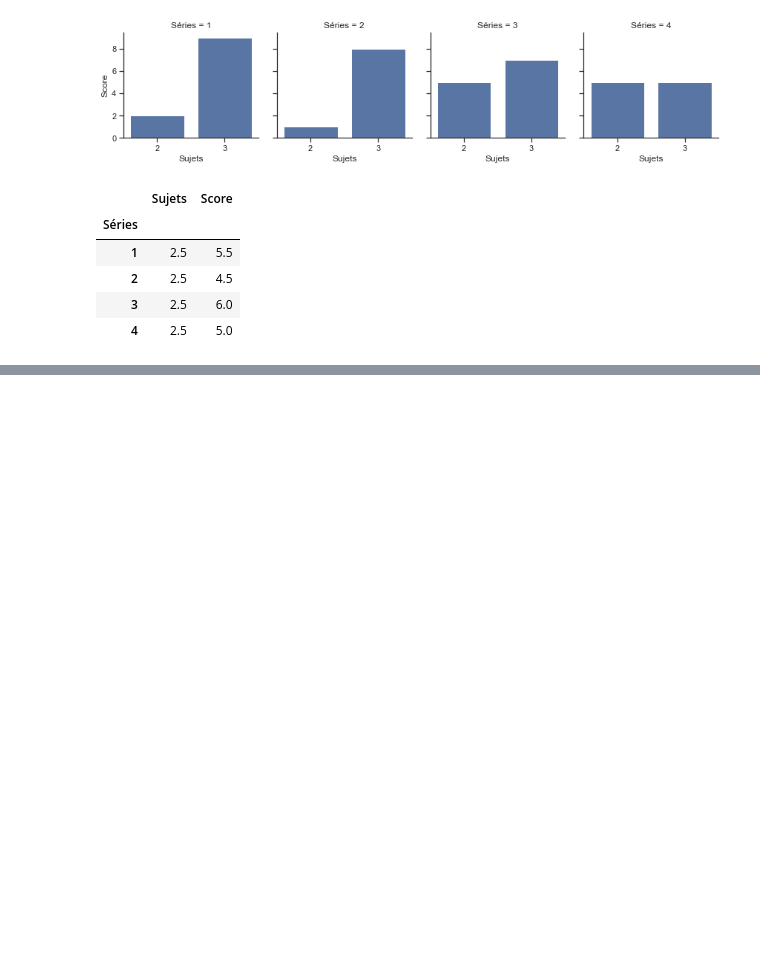
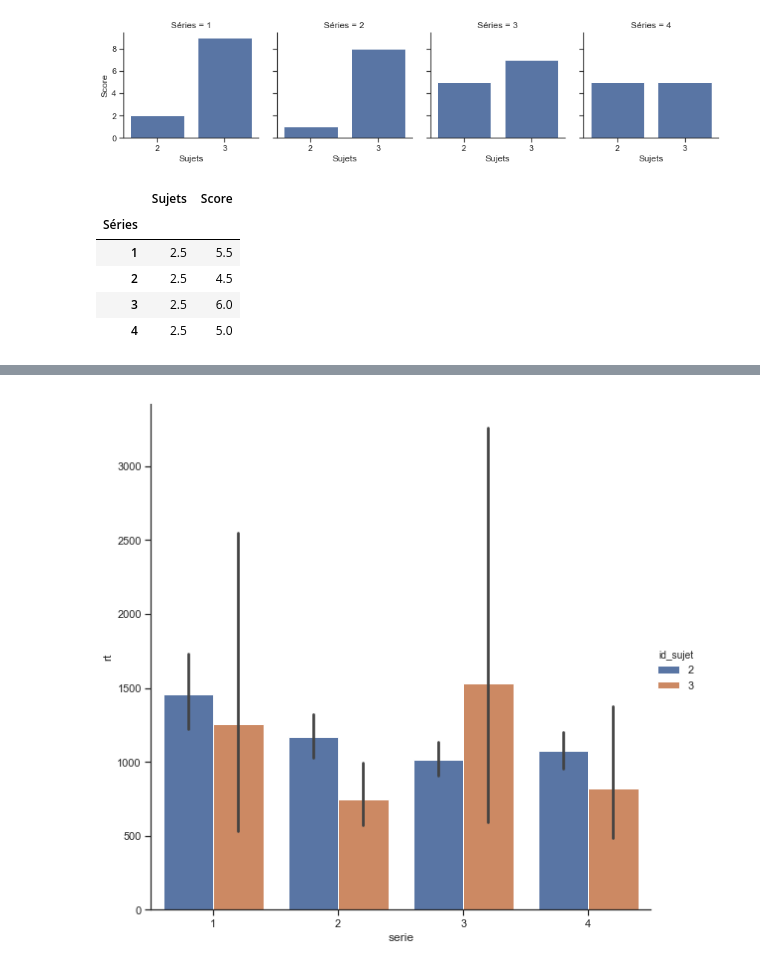
Before and after one commit to NeonSodium/TE_Cognitive_web, a Jupyter notebook: data/data.ipynb, the cells around one changed output, grey strips where cells are left out. Cells and saved outputs as stored; diff of their text form; code cells hidden in the pictures; blank space fills up the shorter version.

```diff
--- a/data/data.ipynb
+++ b/data/data.ipynb
@@ -123,0 +125,3 @@ sns.catplot(x="Sujets", y="Score", kind="bar", hue="Séries", data=sujets_score)
+# %%
+dfri = df.reset_index()
+dfri
@@ -123,0 +142,5 @@ sns.catplot(x="Sujets", y="Score", kind="bar", hue="Séries", data=sujets_score)
+# %%
+plot_rt = sns.catplot(x="serie", y="rt", hue="id_sujet", kind="bar", data=dfri, size=8);
+plot_rt.savefig("plot_rt.png")
+# %% [output]
+[figure, added]
```
Also changed, not shown: parts of 4 cells of this notebook, 2 other files.
